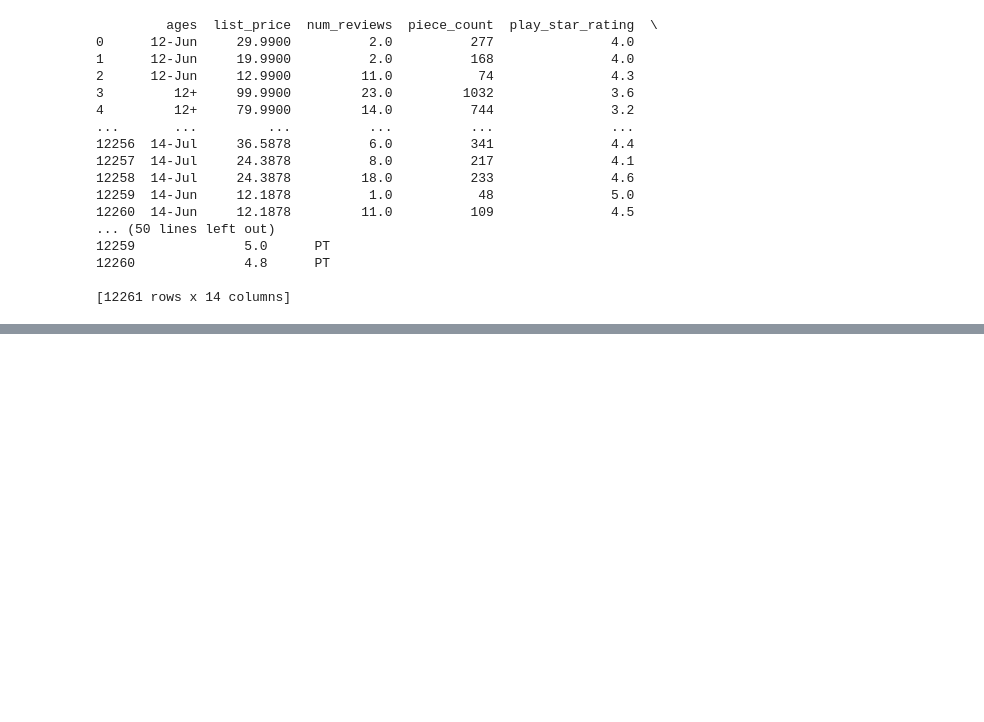
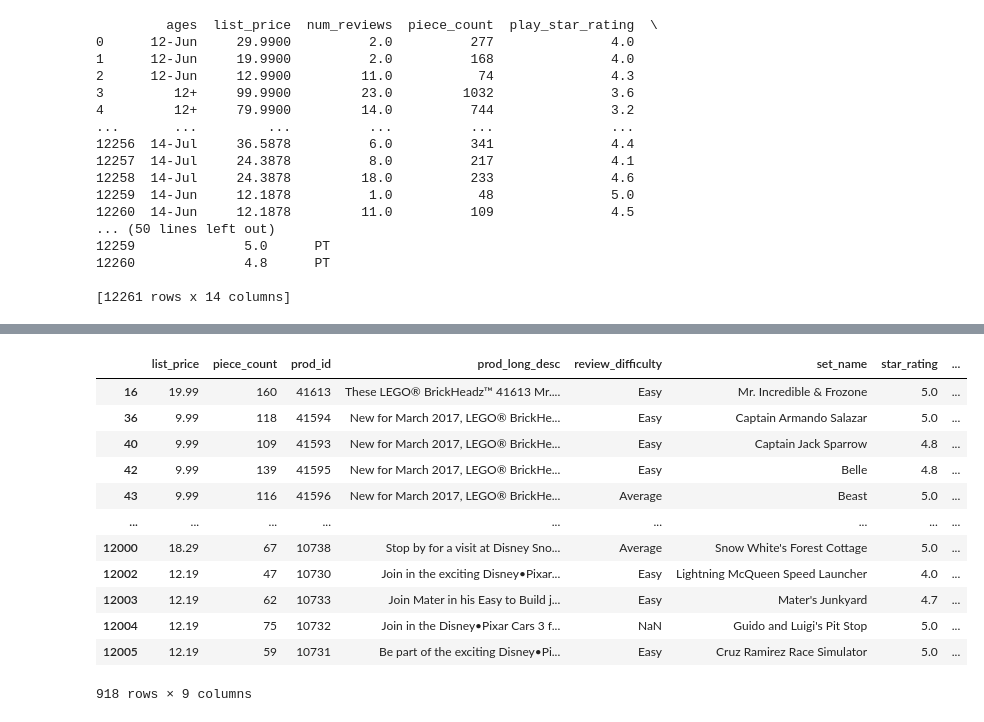
Before and after one commit to princessabrelli/Week_3_project, a Jupyter notebook: Disney-Legos.ipynb, the cells around one changed output, grey strips where cells are left out. Cells and saved outputs as stored; diff of their text form; code cells hidden in the pictures; blank space fills up the shorter version.

```diff
--- a/Disney-Legos.ipynb
+++ b/Disney-Legos.ipynb
@@ -31,0 +111,20 @@ print(df)
+# %%
+mask = legos_df['prod_long_desc'].str.contains('Disney', case=False)
+
+disneylegos_df = legos_df[mask]
+
+disneylegos_df
+# %% [output]
+|  | list_price | piece_count | prod_id | prod_long_desc | review_difficulty | set_name | star_rating | ... |
+| 16 | 19.99 | 160 | 41613 | These LEGO® BrickHeadz™ 41613 Mr.... | Easy | Mr. Incredible & Frozone | 5.0 | ... |
+| 36 | 9.99 | 118 | 41594 | New for March 2017, LEGO® BrickHe... | Easy | Captain Armando Salazar | 5.0 | ... |
+| 40 | 9.99 | 109 | 41593 | New for March 2017, LEGO® BrickHe... | Easy | Captain Jack Sparrow | 4.8 | ... |
+| 42 | 9.99 | 139 | 41595 | New for March 2017, LEGO® BrickHe... | Easy | Belle | 4.8 | ... |
+| 43 | 9.99 | 116 | 41596 | New for March 2017, LEGO® BrickHe... | Average | Beast | 5.0 | ... |
+| ... | ... | ... | ... | ... | ... | ... | ... | ... |
+| 12000 | 18.29 | 67 | 10738 | Stop by for a visit at Disney Sno... | Average | Snow White's Forest Cottage | 5.0 | ... |
+| 12002 | 12.19 | 47 | 10730 | Join in the exciting Disney•Pixar... | Easy | Lightning McQueen Speed Launcher | 4.0 | ... |
+| 12003 | 12.19 | 62 | 10733 | Join Mater in his Easy to Build j... | Easy | Mater's Junkyard | 4.7 | ... |
+| 12004 | 12.19 | 75 | 10732 | Join in the Disney•Pixar Cars 3 f... | NaN | Guido and Luigi's Pit Stop | 5.0 | ... |
+| 12005 | 12.19 | 59 | 10731 | Be part of the exciting Disney•Pi... | Easy | Cruz Ramirez Race Simulator | 5.0 | ... |
+918 rows × 9 columns
```
Also changed, not shown: parts of 9 cells of this notebook, 2 other files.
